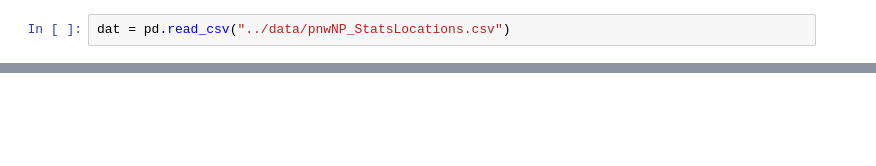
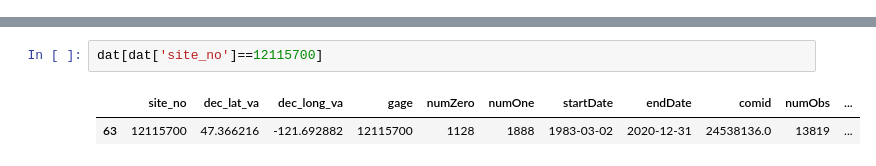
Before and after one commit to adamnicholasprice/FoAF_ModeledFlows, a Jupyter notebook: code/99_StreamStats_sandbox.ipynb, the cells around one changed output, grey strips where cells are left out. Cells and saved outputs as stored; diff of their text form; blank space fills up the shorter version.

```diff
--- a/code/99_StreamStats_sandbox.ipynb
+++ b/code/99_StreamStats_sandbox.ipynb
@@ -5,2 +5,0 @@ import json
-# %%
-dat = pd.read_csv("../data/pnwNP_StatsLocations.csv")
@@ -31,0 +136,5 @@ global cookies
+# %%
+dat[dat['site_no']==12115700]
+# %% [output]
+|  | site_no | dec_lat_va | dec_long_va | gage | numZero | numOne | startDate | endDate | comid | numObs | ... |
+| 63 | 12115700 | 47.366216 | -121.692882 | 12115700 | 1128 | 1888 | 1983-03-02 | 2020-12-31 | 24538136.0 | 13819 | ... |
```
Also changed, not shown: parts of 17 cells of this notebook, 30 other files.
